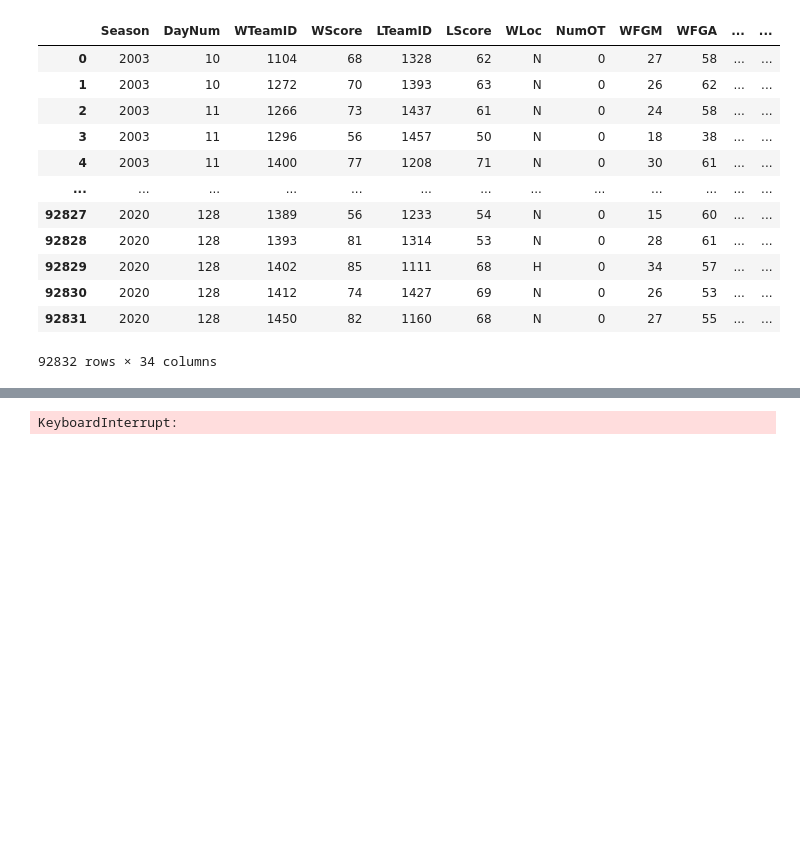
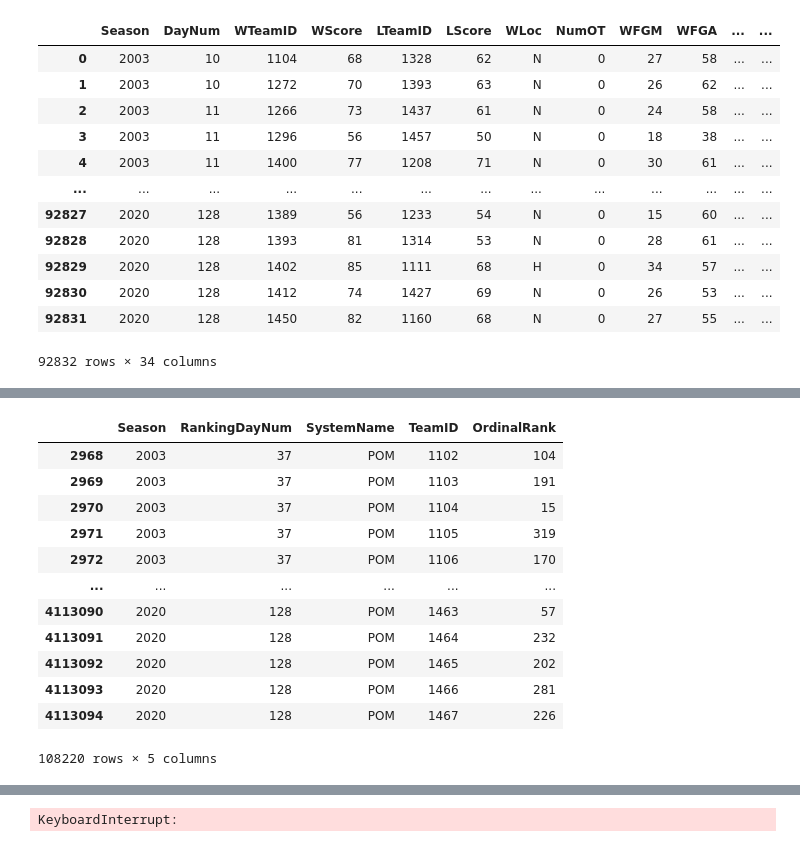
Before and after one commit to MatthewR1021/Machine-Learning-Madness, a Jupyter notebook: Mendy's_notebook.ipynb, the cells around one changed output, grey strips where cells are left out. Cells and saved outputs as stored; diff of their text form; code cells hidden in the pictures; blank space fills up the shorter version.

```diff
--- a/Mendy's_notebook.ipynb
+++ b/Mendy's_notebook.ipynb
@@ -132,3 +128,21 @@ Execution time = 0.043854 seconds
+# %%
+kenpom = rankings[(rankings.SystemName == 'POM')]
+# %%
+kenpom
+# %% [output]
+|  | Season | RankingDayNum | SystemName | TeamID | OrdinalRank |
+| 2968 | 2003 | 37 | POM | 1102 | 104 |
+| 2969 | 2003 | 37 | POM | 1103 | 191 |
+| 2970 | 2003 | 37 | POM | 1104 | 15 |
+| 2971 | 2003 | 37 | POM | 1105 | 319 |
+| 2972 | 2003 | 37 | POM | 1106 | 170 |
+| ... | ... | ... | ... | ... | ... |
+| 4113090 | 2020 | 128 | POM | 1463 | 57 |
+| 4113091 | 2020 | 128 | POM | 1464 | 232 |
+| 4113092 | 2020 | 128 | POM | 1465 | 202 |
+| 4113093 | 2020 | 128 | POM | 1466 | 281 |
+| 4113094 | 2020 | 128 | POM | 1467 | 226 |
+108220 rows × 5 columns
 # %%
 def single_game(team1_id, team2_id, year = 2020, daynum = 132):
     team1 = team_regular_season(team1_id,year,daynum)
```
Also changed, not shown: parts of 6 cells of this notebook, 1 other file.
